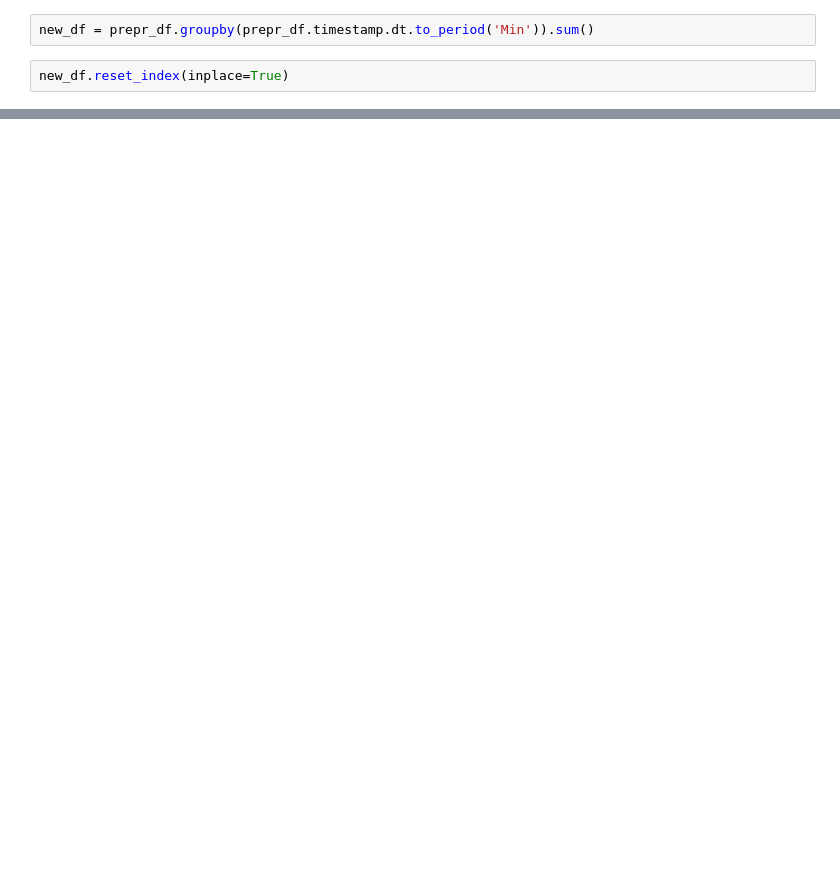
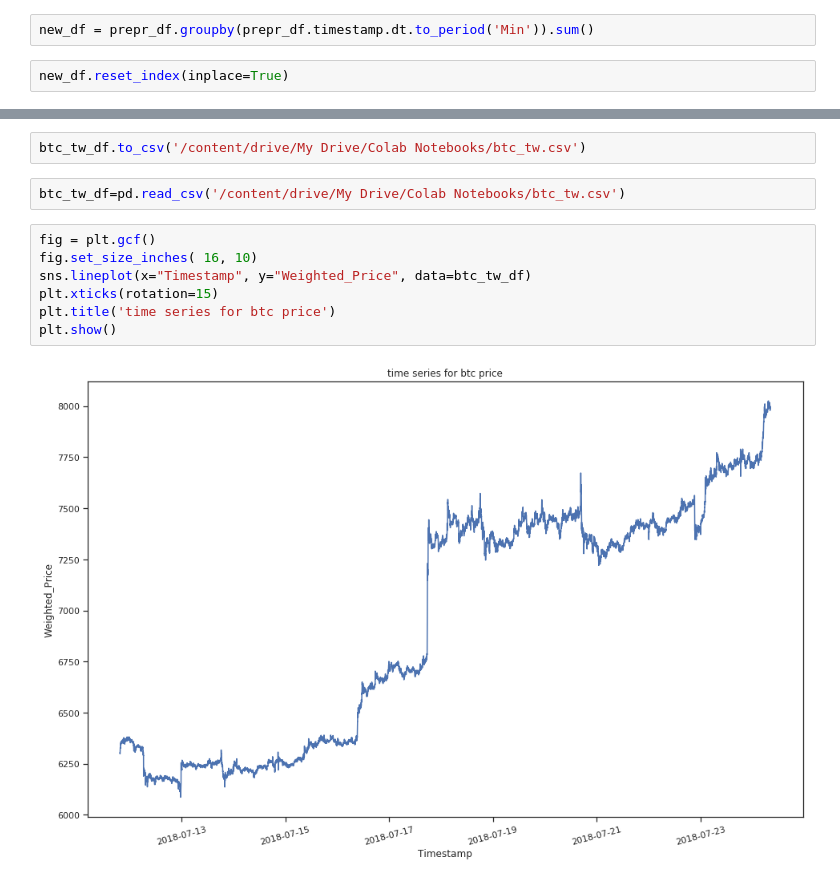
Before and after one commit to shuyu-wu/bitcoin-prediction, a Jupyter notebook: bitcoin.ipynb, the cells around one changed output, grey strips where cells are left out. Saved outputs shown, nothing was run; the diff lists cells and outputs as text; blank space fills up the shorter version.

```diff
--- a/bitcoin.ipynb
+++ b/bitcoin.ipynb
@@ -618,0 +689,13 @@ Period('2019-01-27 23:59', 'T')
+# %%
+btc_tw_df.to_csv('/content/drive/My Drive/Colab Notebooks/btc_tw.csv')
+# %%
+btc_tw_df=pd.read_csv('/content/drive/My Drive/Colab Notebooks/btc_tw.csv')
+# %%
+fig = plt.gcf()
+fig.set_size_inches( 16, 10)
+sns.lineplot(x="Timestamp", y="Weighted_Price", data=btc_tw_df)
+plt.xticks(rotation=15)
+plt.title('time series for btc price')
+plt.show()
+# %% [output]
+[figure, added]
```
Also changed, not shown: parts of 97 cells of this notebook.
